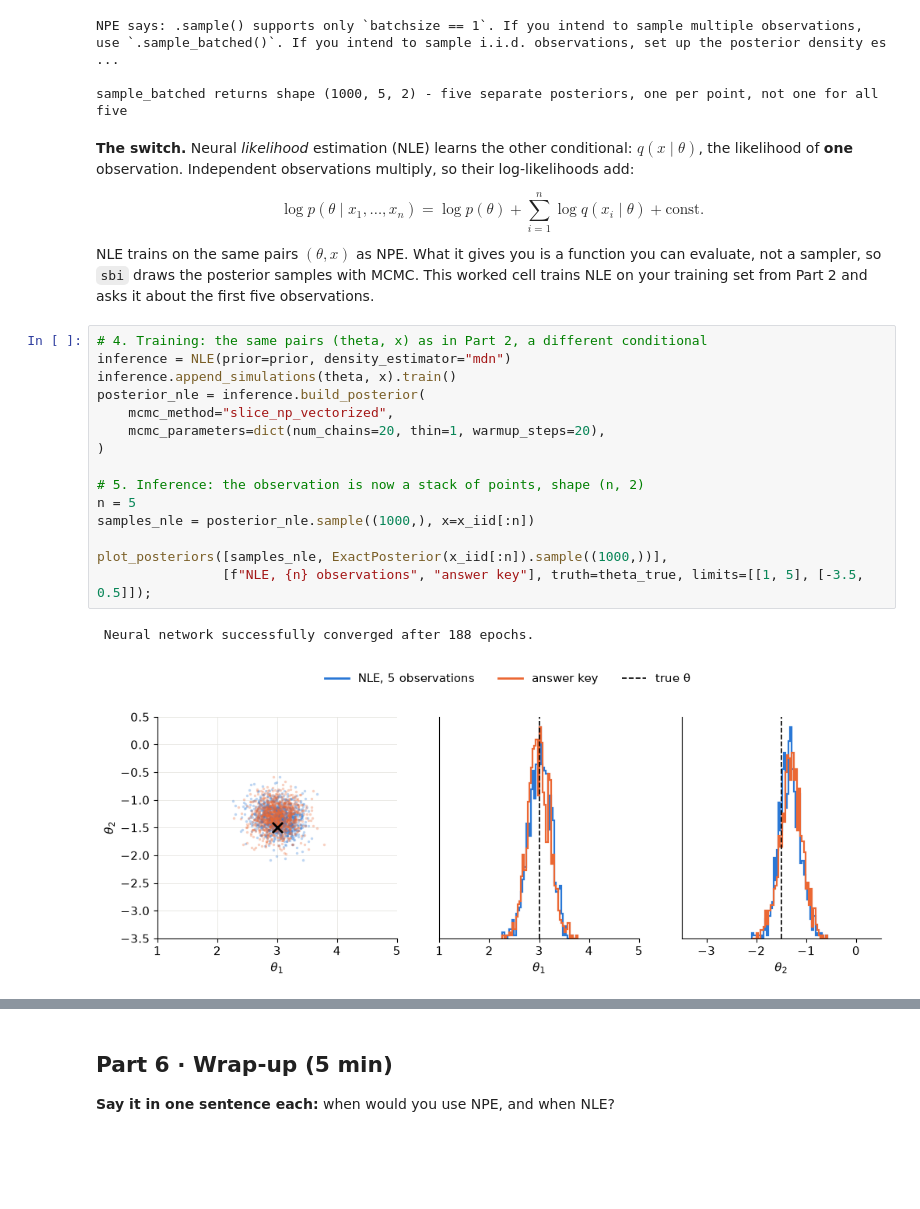
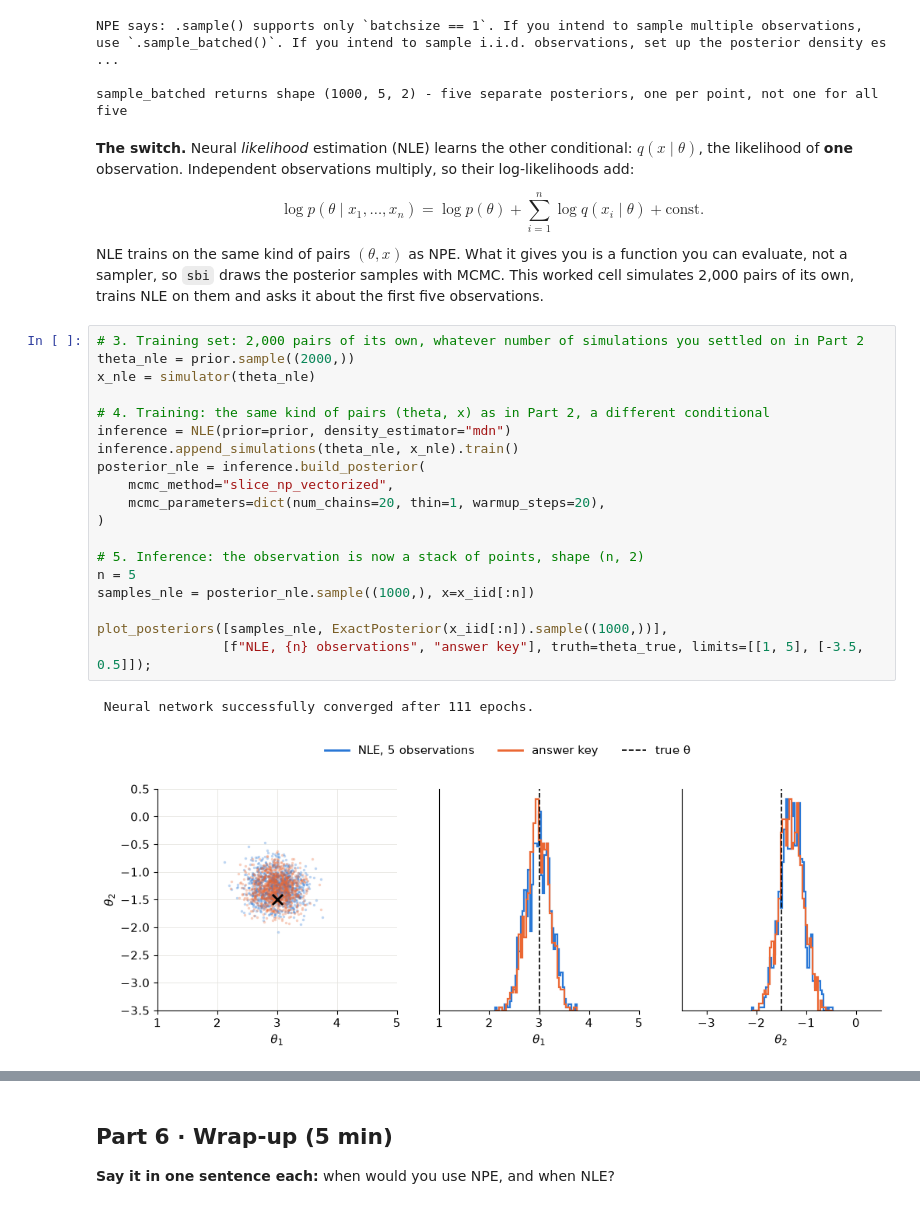
Before and after one commit to covinolab/sbi_tutorial_algosb2026, a Jupyter notebook: solutions/01_sbi_toy_2d_solutions.ipynb, the cells around one changed output, grey strips where cells are left out. Saved outputs shown, nothing was run; the diff lists cells and outputs as text; blank space fills up the shorter version.

```diff
--- a/solutions/01_sbi_toy_2d_solutions.ipynb
+++ b/solutions/01_sbi_toy_2d_solutions.ipynb
@@ -457,25 +457,29 @@ sample_batched returns shape (1000, 5, 2) - five separate posteriors, one per po
 
 $$\log p(\theta \mid x_1, \dots, x_n) = \log p(\theta) + \sum_{i=1}^{n} \log q(x_i \mid \theta) + \text{const.}$$
 
-NLE trains on the same pairs $(\theta, x)$ as NPE. What it gives you is a function you can evaluate, not a sampler, so `sbi` draws the posterior samples with MCMC. This worked cell trains NLE on your training set from Part 2 and asks it about the first five observations.
+NLE trains on the same kind of pairs $(\theta, x)$ as NPE. What it gives you is a function you can evaluate, not a sampler, so `sbi` draws the posterior samples with MCMC. This worked cell simulates 2,000 pairs of its own, trains NLE on them and asks it about the first five observations.
 # %%
-# 4. Training: the same pairs (theta, x) as in Part 2, a different conditional
+# 3. Training set: 2,000 pairs of its own, whatever number of simulations you settled on in Part 2
+theta_nle = prior.sample((2000,))
+x_nle = simulator(theta_nle)
+
+# 4. Training: the same kind of pairs (theta, x) as in Part 2, a different conditional
 inference = NLE(prior=prior, density_estimator="mdn")
-inference.append_simulations(theta, x).train()
+inference.append_simulations(theta_nle, x_nle).train()
 posterior_nle = inference.build_posterior(
     mcmc_method="slice_np_vectorized",
     mcmc_parameters=dict(num_chains=20, thin=1, warmup_steps=20),
 )
 
 # 5. Inference: the observation is now a stack of points, shape (n, 2)
 n = 5
 samples_nle = posterior_nle.sample((1000,), x=x_iid[:n])
 
 plot_posteriors([samples_nle, ExactPosterior(x_iid[:n]).sample((1000,))],
                 [f"NLE, {n} observations", "answer key"], truth=theta_true, limits=[[1, 5], [-3.5, 0.5]]);
 # %% [output]
- Neural network successfully converged after 188 epochs.
+ Neural network successfully converged after 111 epochs.
-[figure, old version]
+[figure, new version]
 # %% [markdown]
 `ExactPosterior(x_iid[:n])` is the answer key for the first n points, and `interval_width(samples)` returns the width of the 90% interval of each parameter.
 
```
Also changed, not shown: parts of 21 cells of this notebook, 5 other files.
